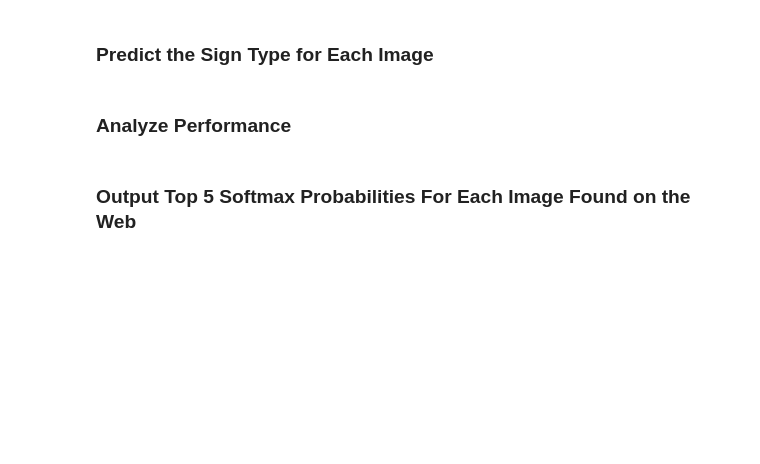
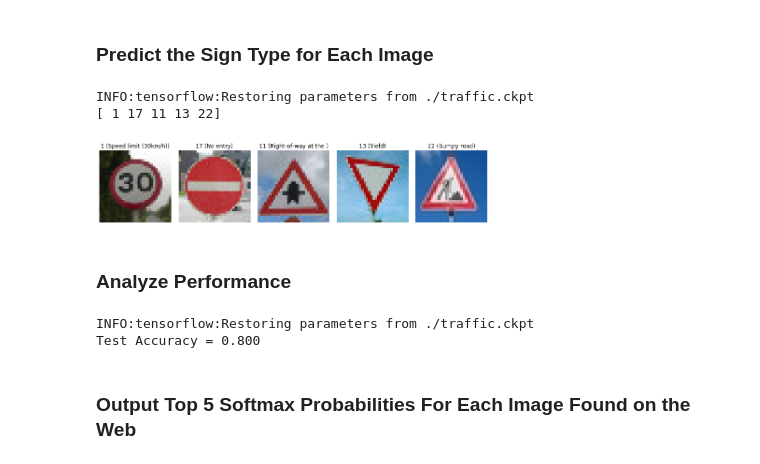
Before and after one commit to mimhof/CarND-Traffic-Sign-Classifier-Project, a Jupyter notebook: Traffic_Sign_Classifier.ipynb, the cells around one changed output. Saved outputs shown, nothing was run; the diff lists cells and outputs as text; code cells hidden in the pictures; blank space fills up the shorter version.

```diff
--- a/Traffic_Sign_Classifier.ipynb
+++ b/Traffic_Sign_Classifier.ipynb
@@ -305,12 +388,33 @@ You may find `signnames.csv` useful as it contains mappings from the class id (i
 # %%
 ### Run the predictions here and use the model to output the prediction for each image.
 ### Make sure to pre-process the images with the same pre-processing pipeline used earlier.
 ### Feel free to use as many code cells as needed.
+my_X_test_preProcessed = process_images(np.array(my_X_test))
+prediction=tf.argmax(logits,1)
+
+with tf.Session() as sess:
+    saver.restore(sess, tf.train.latest_checkpoint('.'))
+    predictions = sess.run(prediction, feed_dict={x: my_X_test_preProcessed, keep_prob: 1.0})
+    visualizeImages(my_X_test, predictions)
+
+    print(predictions)
+# %% [output]
+INFO:tensorflow:Restoring parameters from ./traffic.ckpt
+[ 1 17 11 13 22]
+[figure, added]
 # %% [markdown]
 ### Analyze Performance
 # %%
 ### Calculate the accuracy for these 5 new images.
 ### For example, if the model predicted 1 out of 5 signs correctly, it's 20% accurate on these new images.
+with tf.Session() as sess:
+    saver.restore(sess, tf.train.latest_checkpoint('.'))
+
+    test_accuracy = evaluate(my_X_test_preProcessed, my_Y_test)
+    print("Test Accuracy = {:.3f}".format(test_accuracy))
+# %% [output]
+INFO:tensorflow:Restoring parameters from ./traffic.ckpt
+Test Accuracy = 0.800
 # %% [markdown]
 ### Output Top 5 Softmax Probabilities For Each Image Found on the Web
 # %% [markdown]
```
Also changed, not shown: parts of 14 cells of this notebook, 7 other files.
